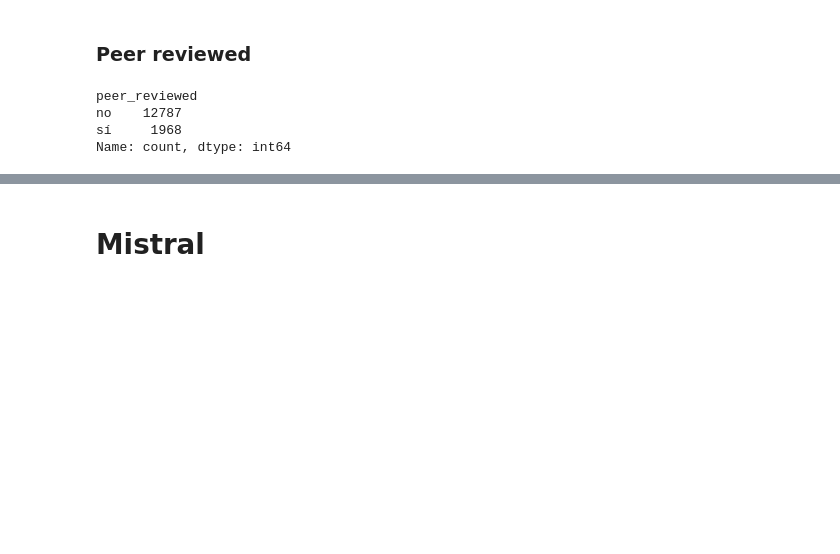
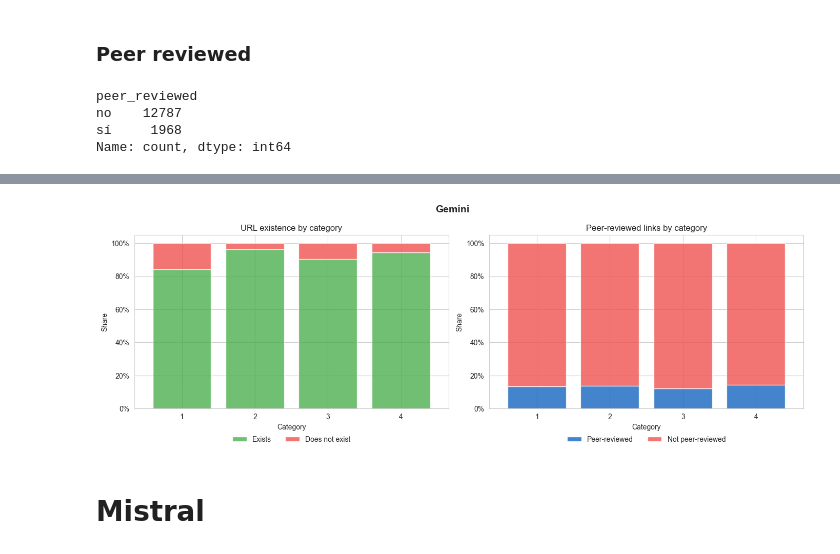
Before and after one commit to mvrobles/GenAI-Science, a Jupyter notebook: scripts/results_by_template_category.ipynb, the cells around one changed output, grey strips where cells are left out. Cells and saved outputs as stored; diff of their text form; code cells hidden in the pictures; blank space fills up the shorter version.

```diff
--- a/scripts/results_by_template_category.ipynb
+++ b/scripts/results_by_template_category.ipynb
@@ -122,4 +124,46 @@ category  peer_reviewed
 Name: proportion, dtype: float64
+# %%
+sns.set_style('whitegrid')
+
+gemini_exists_pct = (
+    gemini_url_check.groupby('category')['url_exists']
+    .value_counts(normalize=True)
+    .unstack(fill_value=0)
+    .rename(columns={True: 'Exists', False: 'Does not exist'})
+)[['Exists', 'Does not exist']]
+
+gemini_pr_pct = (
+    gemini_results.groupby('category')['peer_reviewed']
+    .value_counts(normalize=True)
+    .unstack(fill_value=0)
+    .rename(columns={'sí': 'Peer-reviewed', 'no': 'Not peer-reviewed'})
+)[['Peer-reviewed', 'Not peer-reviewed']]
+
+fig, (ax1, ax2) = plt.subplots(1, 2, figsize=(14, 5))
+colors_exists = ['#4CAF50', '#EF5350']
+colors_pr = ['#1565C0', '#EF5350']
+
+gemini_exists_pct.plot(kind='bar', stacked=True, ax=ax1, color=colors_exists, width=0.8, alpha=0.8)
+ax1.set_title('URL existence by category')
+ax1.set_xlabel('Category')
+ax1.set_ylabel('Share')
+ax1.yaxis.set_major_formatter(mticker.PercentFormatter(xmax=1))
+ax1.set_xticklabels(ax1.get_xticklabels(), rotation=0)
+ax1.legend(loc='upper center', bbox_to_anchor=(0.5, -0.12), ncol=2, frameon=False)
+
+gemini_pr_pct.plot(kind='bar', stacked=True, ax=ax2, color=colors_pr, width=0.8, alpha=0.8)
+ax2.set_title('Peer-reviewed links by category')
+ax2.set_xlabel('Category')
+ax2.set_ylabel('Share')
+ax2.yaxis.set_major_formatter(mticker.PercentFormatter(xmax=1))
+ax2.set_xticklabels(ax2.get_xticklabels(), rotation=0)
+ax2.legend(loc='upper center', bbox_to_anchor=(0.5, -0.12), ncol=2, frameon=False)
+
+fig.suptitle('Gemini', fontsize=14, fontweight='bold')
+plt.tight_layout()
+plt.show()
+# %% [output]
+[figure, added]
 # %% [markdown]
 # Mistral
 # %% [markdown]
```
Also changed, not shown: parts of 17 cells of this notebook, 1 other file.
